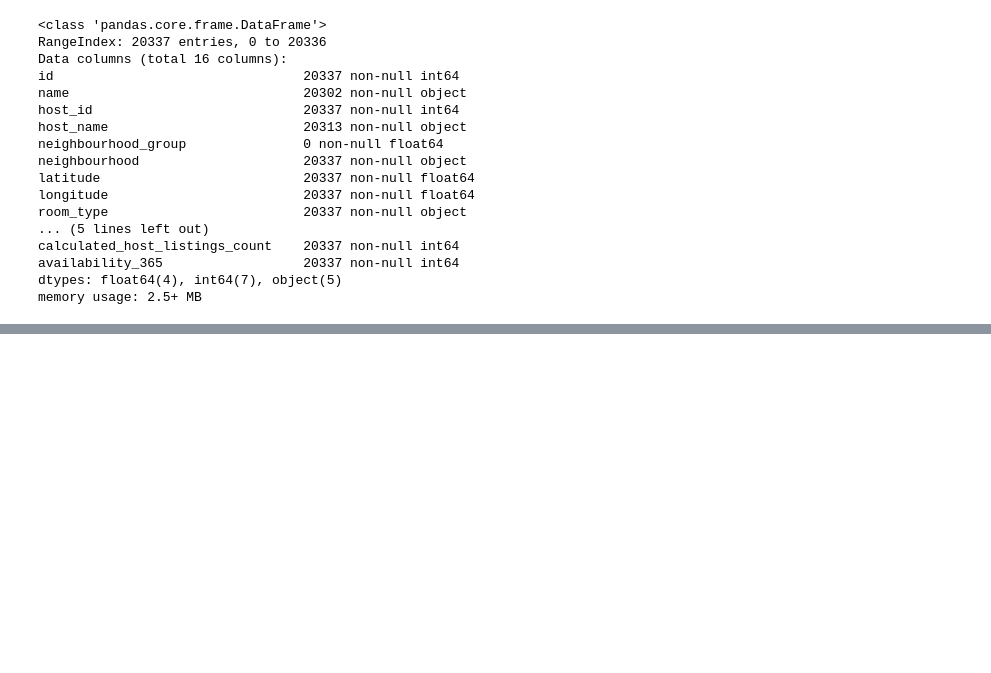
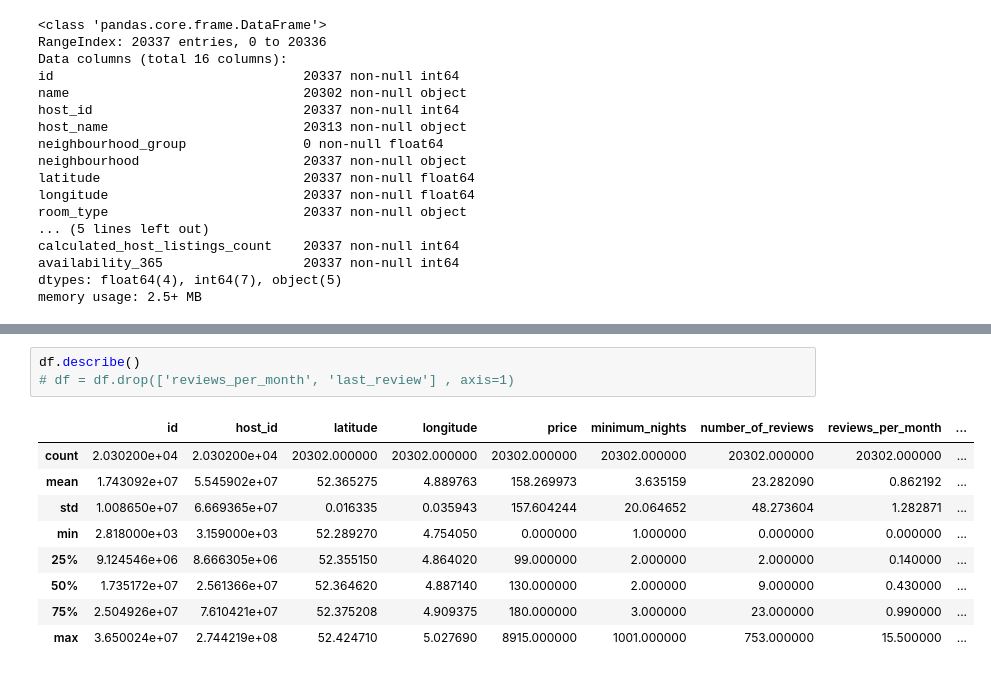
Before and after one commit to jamaludinfikrii/FundamentalDSBandung, a Jupyter notebook: Modul2/Pandas/Listing.ipynb, the cells around one changed output, grey strips where cells are left out. Drawn from its saved outputs; the diff is of its cells as text; blank space fills up the shorter version.

```diff
--- a/Modul2/Pandas/Listing.ipynb
+++ b/Modul2/Pandas/Listing.ipynb
@@ -24,0 +137,13 @@ memory usage: 2.5+ MB
+# %%
+df.describe()
+# df = df.drop(['reviews_per_month', 'last_review'] , axis=1)
+# %% [output]
+|  | id | host_id | latitude | longitude | price | minimum_nights | number_of_reviews | reviews_per_month | ... |
+| count | 2.030200e+04 | 2.030200e+04 | 20302.000000 | 20302.000000 | 20302.000000 | 20302.000000 | 20302.000000 | 20302.000000 | ... |
+| mean | 1.743092e+07 | 5.545902e+07 | 52.365275 | 4.889763 | 158.269973 | 3.635159 | 23.282090 | 0.862192 | ... |
+| std | 1.008650e+07 | 6.669365e+07 | 0.016335 | 0.035943 | 157.604244 | 20.064652 | 48.273604 | 1.282871 | ... |
+| min | 2.818000e+03 | 3.159000e+03 | 52.289270 | 4.754050 | 0.000000 | 1.000000 | 0.000000 | 0.000000 | ... |
+| 25% | 9.124546e+06 | 8.666305e+06 | 52.355150 | 4.864020 | 99.000000 | 2.000000 | 2.000000 | 0.140000 | ... |
+| 50% | 1.735172e+07 | 2.561366e+07 | 52.364620 | 4.887140 | 130.000000 | 2.000000 | 9.000000 | 0.430000 | ... |
+| 75% | 2.504926e+07 | 7.610421e+07 | 52.375208 | 4.909375 | 180.000000 | 3.000000 | 23.000000 | 0.990000 | ... |
+| max | 3.650024e+07 | 2.744219e+08 | 52.424710 | 5.027690 | 8915.000000 | 1001.000000 | 753.000000 | 15.500000 | ... |
```
Also changed, not shown: parts of 20 cells of this notebook, 8 other files.
